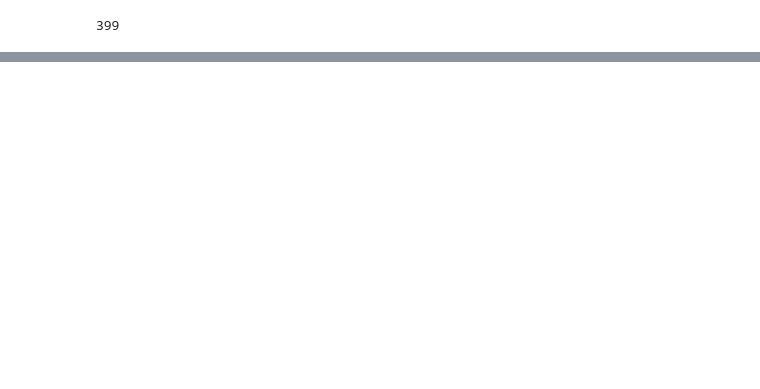
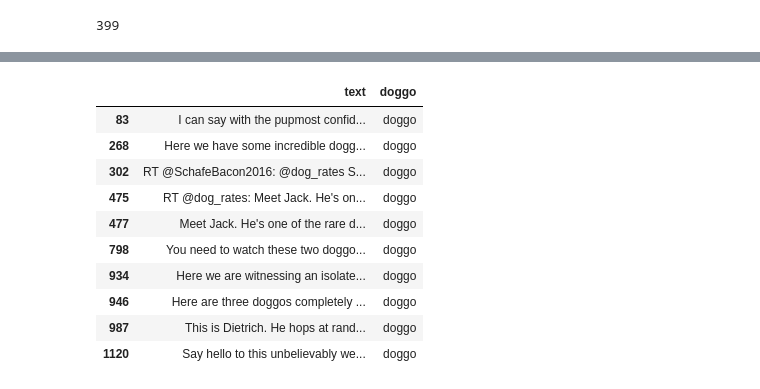
Before and after one commit to alf808/doggie-tweets, a Jupyter notebook: wrangle_act.ipynb, the cells around one changed output, grey strips where cells are left out. Cells and saved outputs as stored; diff of their text form; code cells hidden in the pictures; blank space fills up the shorter version.

```diff
--- a/wrangle_act.ipynb
+++ b/wrangle_act.ipynb
@@ -186,0 +270,16 @@ twitarch_df[(twitarch_df['text'].str.contains('^RT', regex=True)) & (twitarch_df
+# %%
+twitarch_work.loc[doggo_idx, 'doggo'] = 'doggo'
+# %%
+twitarch_work.loc[doggo_idx, ['text', 'doggo']]
+# %% [output]
+|  | text | doggo |
+| 83 | I can say with the pupmost confid... | doggo |
+| 268 | Here we have some incredible dogg... | doggo |
+| 302 | RT @SchafeBacon2016: @dog_rates S... | doggo |
+| 475 | RT @dog_rates: Meet Jack. He's on... | doggo |
+| 477 | Meet Jack. He's one of the rare d... | doggo |
+| 798 | You need to watch these two doggo... | doggo |
+| 934 | Here we are witnessing an isolate... | doggo |
+| 946 | Here are three doggos completely ... | doggo |
+| 987 | This is Dietrich. He hops at rand... | doggo |
+| 1120 | Say hello to this unbelievably we... | doggo |
```
Also changed, not shown: parts of 13 cells of this notebook, 1 other file.
